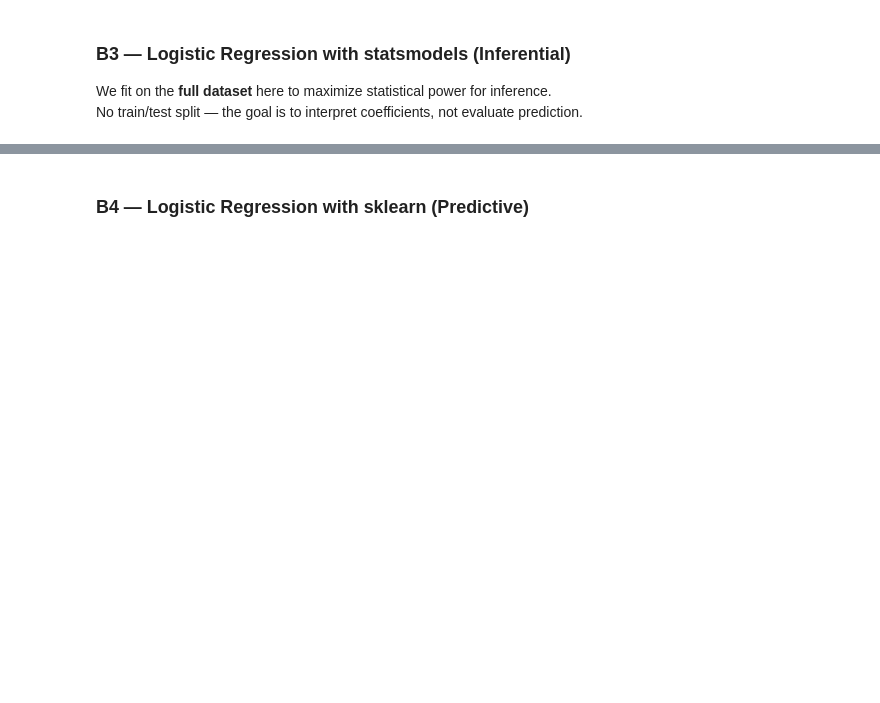
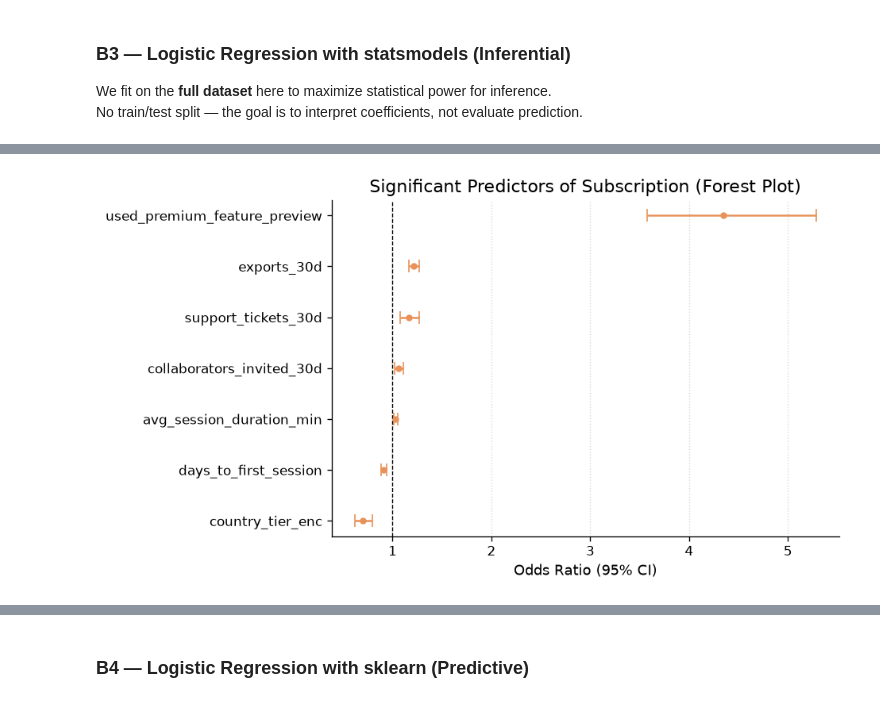
Before and after one commit to MarcusC2003/IAT461-Assignment02, a Jupyter notebook: IAT461_A2_Scaffold_empty.ipynb, the cells around one changed output, grey strips where cells are left out. Saved outputs shown, nothing was run; the diff lists cells and outputs as text; code cells hidden in the pictures; blank space fills up the shorter version.

```diff
--- a/IAT461_A2_Scaffold_empty.ipynb
+++ b/IAT461_A2_Scaffold_empty.ipynb
@@ -854,6 +827,6 @@ We fit on the **full dataset** here to maximize statistical power for inference.
 No train/test split — the goal is to interpret coefficients, not evaluate prediction.
 # %%
 # YOUR CODE HERE
-# X_const_sub = sm.add_constant(X_sub)
-# model_logit = sm.Logit(y_sub, X_const_sub).fit()
-# print(model_logit.summary())
+X_const_sub = sm.add_constant(X_sub.astype(float))
+model_logit = sm.Logit(y_sub, X_const_sub).fit()
+print(model_logit.summary())
@@ -860,7 +851,15 @@ No train/test split — the goal is to interpret coefficients, not evaluate pred
 # %%
 # YOUR CODE HERE
 # Compute odds ratios for all significant predictors (p < 0.05)
-# odds_ratios = np.exp(model_logit.params)
-# conf_int    = np.exp(model_logit.conf_int())
-# Combine into a readable table and display
-# Filter to significant only: p < 0.05
+odds_ratios = np.exp(model_logit.params)
+conf_int    = np.exp(model_logit.conf_int())
+
+results = pd.DataFrame({
+    'odds_ratio': odds_ratios,
+    'ci_lower':   conf_int[0],
+    'ci_upper':   conf_int[1],
+    'p_value':    model_logit.pvalues
+})
+
+sig = results[results['p_value'] < 0.05].sort_values('odds_ratio', ascending=False)
+print(sig.round(4))
@@ -872,3 +876,25 @@ No train/test split — the goal is to interpret coefficients, not evaluate pred
+# %%
+# YOUR CODE HERE
+# Visualize odds ratios as a horizontal bar chart (forest plot style)
+# Show confidence intervals if possible
+# Order bars by magnitude
+
+sig_sorted = sig.drop('const', errors='ignore').sort_values('odds_ratio')
+
+fig, ax = plt.subplots(figsize=(8, len(sig_sorted) * 0.5 + 1))
+
+ax.errorbar(sig_sorted['odds_ratio'], sig_sorted.index,
+            xerr=[sig_sorted['odds_ratio'] - sig_sorted['ci_lower'],
+                  sig_sorted['ci_upper'] - sig_sorted['odds_ratio']],
+            fmt='o', color=ACCENT, capsize=5, linewidth=1.5, markersize=4)
+ax.axvline(1, color='black', linestyle='--', linewidth=0.8)
+ax.set_xlabel('Odds Ratio (95% CI)')
+ax.set_title('Significant Predictors of Subscription (Forest Plot)')
+ax.grid(axis='x', linestyle=':', alpha=0.5)
+plt.tight_layout()
+plt.show()
+# %% [output]
+[figure, added]
 # %% [markdown]
 **✏️ Results paragraph (B3):**
 
```
Also changed, not shown: parts of 28 cells of this notebook.
